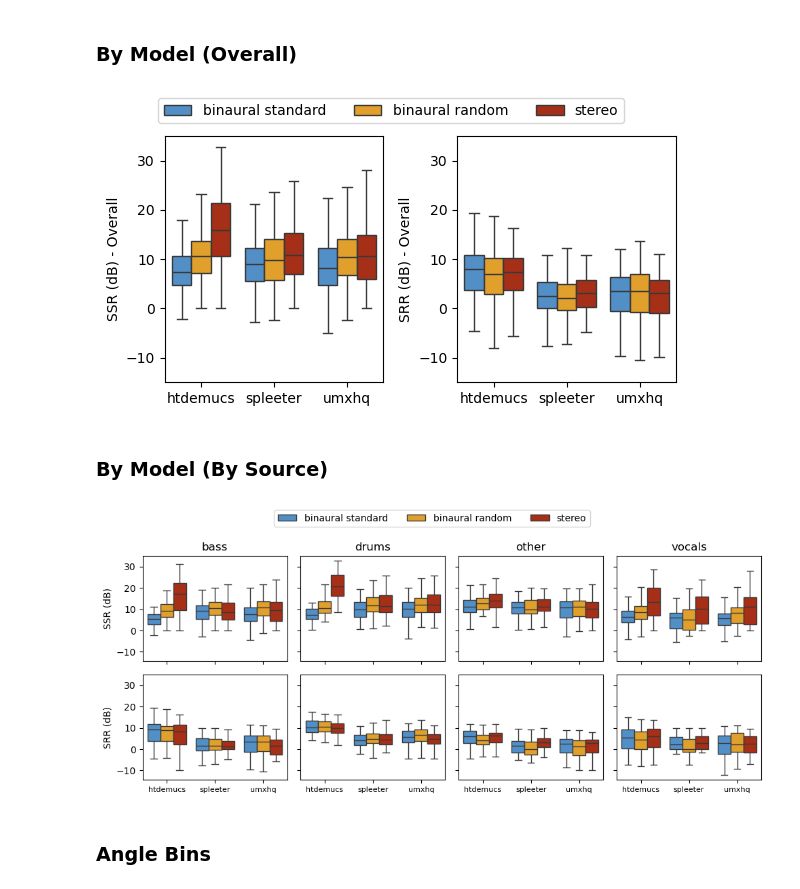
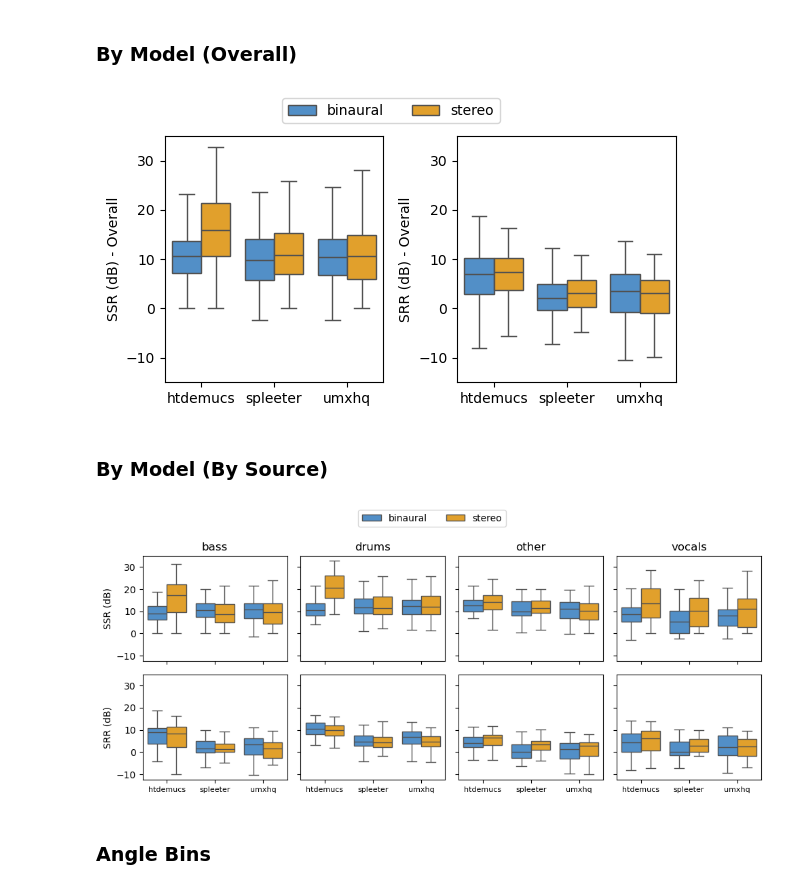
Before and after one commit to richa-namballa/binaural-mss, a Jupyter notebook: notebook/plot_analysis.ipynb, the cells around one changed output. Cells and saved outputs as stored; diff of their text form; code cells hidden in the pictures.

```diff
--- a/notebook/plot_analysis.ipynb
+++ b/notebook/plot_analysis.ipynb
@@ -16,7 +16,7 @@ from IPython.display import display, Audio
 metadata = pd.read_csv('../data/binaural_musdb18/metadata.csv', index_col=0)
 # %%
 STEMS = ['bass', 'drums', 'other', 'vocals']
-DATASETS = ['standard', 'random', 'stereo']
+DATASETS = ['binaural', 'stereo'] # ['standard', 'random', 'stereo']
 MODELS = ['htdemucs', 'spleeter', 'umxhq']
 # %% [markdown]
 ## Plotting Parameters
@@ -50,21 +50,21 @@ umx_standard_df = pd.read_csv('../data/eval/spauq/spauq_median_2025-03-24_umxhq_
 umx_random_df = pd.read_csv('../data/eval/spauq/spauq_median_2025-03-24_umxhq_random.csv')
 umx_stereo_df = pd.read_csv('../data/eval/spauq/spauq_median_2025-03-23_umxhq_stereo.csv')
 # %%
-ht_standard_df['dataset'] = 'htdemucs_standard'
-ht_random_df['dataset'] = 'htdemucs_random'
+# ht_standard_df['dataset'] = 'htdemucs_standard'
+ht_random_df['dataset'] = 'htdemucs_binaural'
 ht_stereo_df['dataset'] = 'htdemucs_stereo'
 
-spleet_standard_df['dataset'] = 'spleeter_standard'
-spleet_random_df['dataset'] = 'spleeter_random'
+# spleet_standard_df['dataset'] = 'spleeter_standard'
+spleet_random_df['dataset'] = 'spleeter_binaural'
 spleet_stereo_df['dataset'] = 'spleeter_stereo'
 
-umx_standard_df['dataset'] = 'umxhq_standard'
-umx_random_df['dataset'] = 'umxhq_random'
+# umx_standard_df['dataset'] = 'umxhq_standard'
+umx_random_df['dataset'] = 'umxhq_binaural'
 umx_stereo_df['dataset'] = 'umxhq_stereo'
 # %%
-htdemucs_df = pd.concat([ht_standard_df, ht_random_df, ht_stereo_df], ignore_index=True)
-spleet_df = pd.concat([spleet_standard_df, spleet_random_df, spleet_stereo_df], ignore_index=True)
-umx_df = pd.concat([umx_standard_df, umx_random_df, umx_stereo_df], ignore_index=True)
+htdemucs_df = pd.concat([ht_random_df, ht_stereo_df], ignore_index=True)
+spleet_df = pd.concat([spleet_random_df, spleet_stereo_df], ignore_index=True)
+umx_df = pd.concat([umx_random_df, umx_stereo_df], ignore_index=True)
 # %%
 all_models = pd.concat([htdemucs_df, spleet_df, umx_df], ignore_index=True)
 # %% [markdown]
@@ -159,22 +159,22 @@ all_models['dataset'] = all_models['dataset'].apply(lambda x: x.split('_')[-1])
 # %%
 fig, axs = plt.subplots(1, 2, figsize=FIG_SIZE, tight_layout=True)
 sns.boxplot(x='model', y='SSR', hue='dataset', data=all_models, ax=axs[0], palette=DATASET_PALETTE, showfliers=OUTLIERS)
 sns.boxplot(x='model', y='SRR', hue='dataset', data=all_models, ax=axs[1], palette=DATASET_PALETTE, showfliers=OUTLIERS)
 
 axs[0].set(ylabel='SSR (dB) - Overall', xlabel='', ylim=[-15, 35])
 axs[1].set(ylabel='SRR (dB) - Overall', xlabel='', ylim=[-15, 35])
 
 h, l = axs[0].get_legend_handles_labels()
-l = ['binaural standard', 'binaural random', 'stereo']
+l = ['binaural', 'stereo']
 
 for a in axs:
     a.legend().remove()
 
 fig.legend(h, l, loc='upper center', fontsize=10, ncols=3, bbox_to_anchor=(0.5, 1.1))
 plt.savefig(os.path.join(PLOT_DIR, 'spauq_model_overall.pdf'), bbox_inches='tight')
 plt.show()
 # %% [output]
-[figure, old version]
+[figure, new version]
 # %% [markdown]
 ### By Model (By Source)
 # %%
@@ -196,7 +196,7 @@ for i in range(len(STEMS)):
     axs[1][i].set_xticklabels(x_labels, fontsize=8)
 
 h, l = axs[0][0].get_legend_handles_labels()
-l = ['binaural standard', 'binaural random', 'stereo']
+l = ['binaural', 'stereo']
 
 for ax in axs.flatten():
     ax.legend().remove()
@@ -205,7 +205,7 @@ fig.legend(h, l, loc='upper center', fontsize=10, ncols=3, bbox_to_anchor=(0.5,
 plt.savefig(os.path.join(PLOT_DIR, 'spauq_model_source.pdf'), bbox_inches='tight')
 plt.show()
 # %% [output]
-[figure, old version]
+[figure, new version]
 # %% [markdown]
 ### Angle Bins
 # %%
```
Also changed, not shown: parts of 34 cells of this notebook.
